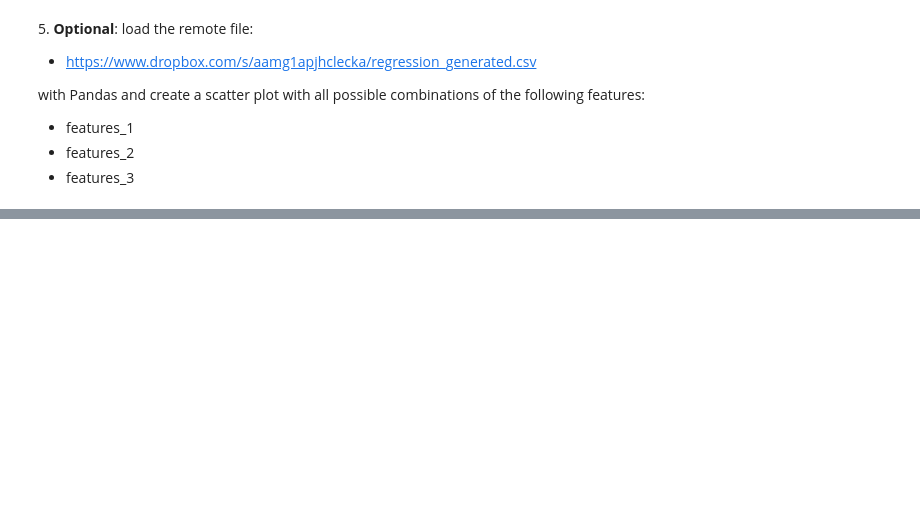
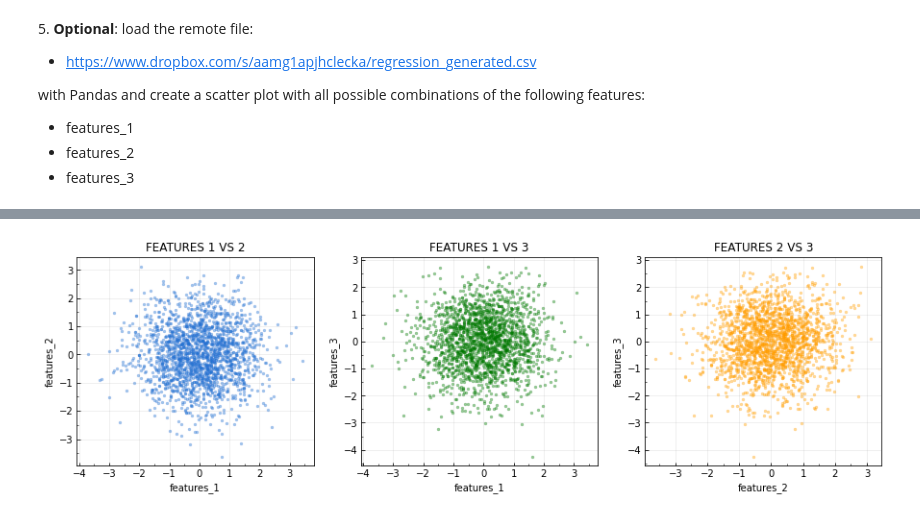
Before and after one commit to zucchett/HighLevelProgramming2021, a Jupyter notebook: 06ex_OSEMN.ipynb, the cells around one changed output, grey strips where cells are left out. Saved outputs shown, nothing was run; the diff lists cells and outputs as text; code cells hidden in the pictures; blank space fills up the shorter version.

```diff
--- a/06ex_OSEMN.ipynb
+++ b/06ex_OSEMN.ipynb
@@ -178,0 +211,40 @@ df.plot.scatter('features_1', 'features_3', marker='.')
+# %%
+# ex 5
+
+#!wget 'https://www.dropbox.com/s/aamg1apjhclecka/regression_generated.csv' -P data/
+
+df = pd.read_csv('data/regression_generated.csv')
+
+fig, (ax1, ax2, ax3) = plt.subplots(nrows=1, ncols=3, figsize=(15, 4))
+
+ax1.scatter(x=df['features_1'], y=df['features_2'], marker='.', color='#1874cd', alpha=0.4, edgecolor='royalblue', lw=0.3)
+ax1.set_title('FEATURES 1 VS 2')
+ax1.set_xlabel('features_1')
+ax1.set_ylabel('features_2')
+ax1.tick_params(which='both', direction='in')
+ax1.grid(which='major', axis='both', alpha=0.25)
+ax1.set_axisbelow(True)
+ax1.xaxis.set_minor_locator(AutoMinorLocator(2))
+ax1.yaxis.set_minor_locator(AutoMinorLocator(2))
+
+ax2.scatter(x=df['features_1'], y=df['features_3'], marker='.', color='green', alpha=0.4, edgecolor='darkgreen', lw=0.3)
+ax2.set_title('FEATURES 1 VS 3')
+ax2.set_xlabel('features_1')
+ax2.set_ylabel('features_3')
+ax2.tick_params(which='both', direction='in')
+ax2.grid(which='major', axis='both', alpha=0.25)
+ax2.set_axisbelow(True)
+ax2.xaxis.set_minor_locator(AutoMinorLocator(2))
+ax2.yaxis.set_minor_locator(AutoMinorLocator(2))
+
+ax3.scatter(x=df['features_2'], y=df['features_3'], marker='.', color='orange', alpha=0.4, edgecolor='darkorange', lw=0.3)
+ax3.set_title('FEATURES 2 VS 3')
+ax3.set_xlabel('features_2')
+ax3.set_ylabel('features_3')
+ax3.tick_params(which='both', direction='in')
+ax3.grid(which='major', axis='both', alpha=0.25)
+ax3.set_axisbelow(True)
+ax3.xaxis.set_minor_locator(AutoMinorLocator(2))
+ax3.yaxis.set_minor_locator(AutoMinorLocator(2))
+# %% [output]
+[figure, added]
```
Also changed, not shown: parts of 13 cells of this notebook, 3 other files.
